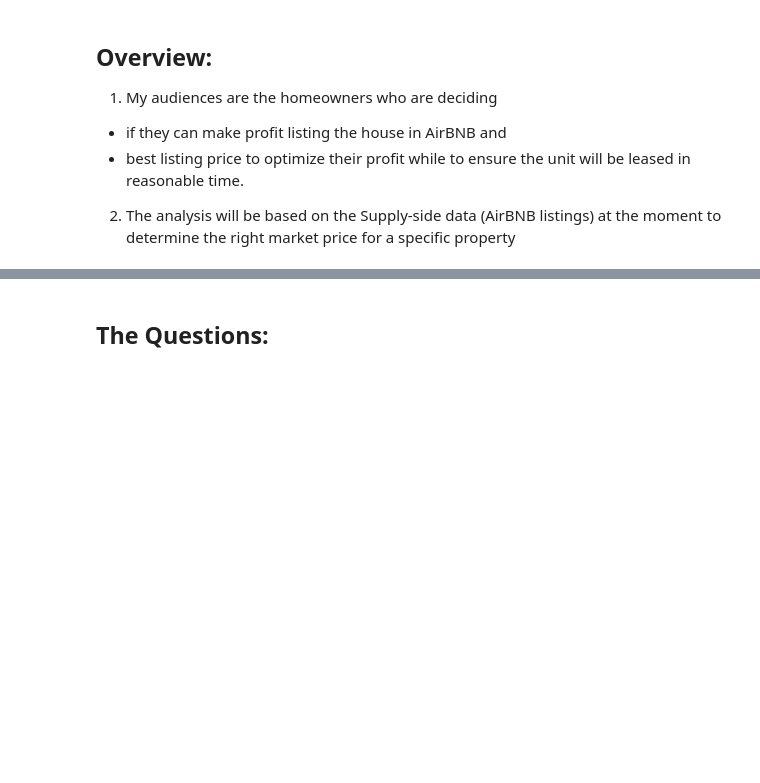
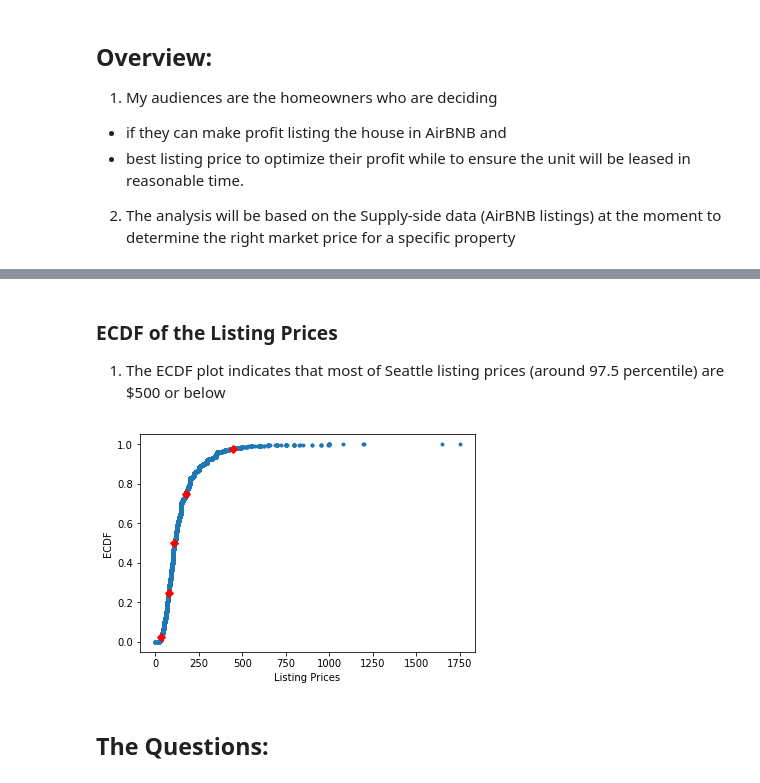
Before and after one commit to mikeli888/Springboard, a Jupyter notebook: sb2018_capstone1/Airbnb_pricing_analysis1.ipynb, the cells around one changed output, grey strips where cells are left out. Cells and saved outputs as stored; diff of their text form; code cells hidden in the pictures; blank space fills up the shorter version.

```diff
--- a/sb2018_capstone1/Airbnb_pricing_analysis1.ipynb
+++ b/sb2018_capstone1/Airbnb_pricing_analysis1.ipynb
@@ -264,3 +272,41 @@ Name: price, dtype: float64
+# %% [markdown]
+### ECDF of the Listing Prices
+1) The ECDF plot indicates that most of Seattle listing prices (around 97.5 percentile) are $500 or below
+# %%
+def ecdf(data):
+    """Compute ECDF for a one-dimensional array of measurements."""
+    # Number of data points: n
+    n = len(data)
+    # x-data for the ECDF: x
+    x = np.sort(data)
+    # y-data for the ECDF: y
+    y = np.arange(1, n+1) / n
+    return x, y
+# %%
+list_prices = r_cleaned['price']
+
+# Compute percentiles:
+percentiles = np.array([2.5, 25, 50, 75, 97.5])
+ptiles_vers = np.percentile(list_prices, percentiles)
+
+# Compute ECDF for versicolor data: x_vers, y_vers
+x_vers, y_vers = ecdf(list_prices)
+
+# Generate plot
+_ = plt.plot(x_vers, y_vers, marker='.', linestyle='none')
+
+# Overlay percentiles as red diamonds.
+_ = plt.plot(ptiles_vers, percentiles/100, marker='D', color='red',
+         linestyle='none')
+
+# Label the axes
+_ = plt.xlabel('Listing Prices')
+_ = plt.ylabel('ECDF')
+
+# Display the plot
+plt.show()
+# %% [output]
+[figure, added]
 # %% [markdown]
 ## The Questions:
 # %% [markdown]
```
Also changed, not shown: parts of 12 cells of this notebook.
